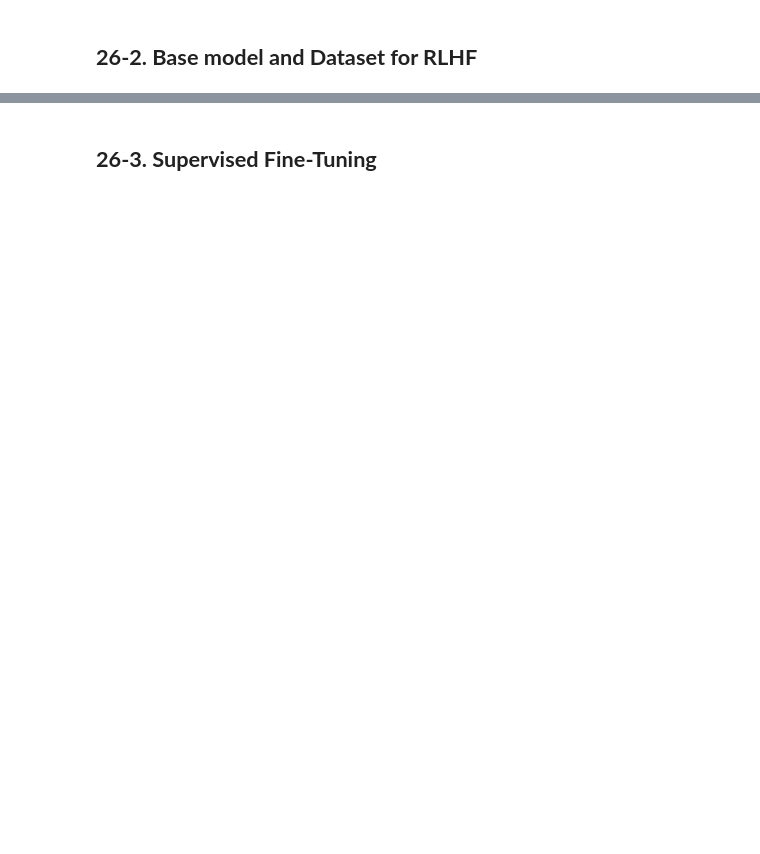
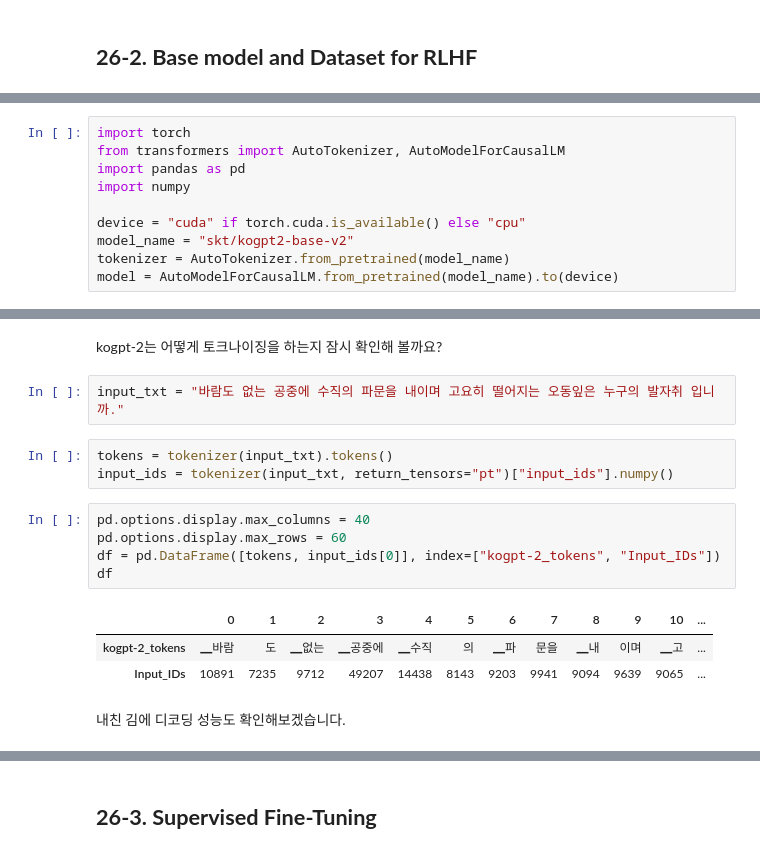
Before and after one commit to KimmyGibbs/study_record_of_aiffel, a Jupyter notebook: GOING_DEEPER(NLP)_RS5/Lectures/lec26.ipynb, the cells around one changed output, grey strips where cells are left out. Saved outputs shown, nothing was run; the diff lists cells and outputs as text; blank space fills up the shorter version.

```diff
--- a/GOING_DEEPER(NLP)_RS5/Lectures/lec26.ipynb
+++ b/GOING_DEEPER(NLP)_RS5/Lectures/lec26.ipynb
@@ -98,0 +125,10 @@ pip install .
+# %%
+import torch
+from transformers import AutoTokenizer, AutoModelForCausalLM
+import pandas as pd
+import numpy
+
+device = "cuda" if torch.cuda.is_available() else "cpu"
+model_name = "skt/kogpt2-base-v2"
+tokenizer = AutoTokenizer.from_pretrained(model_name)
+model = AutoModelForCausalLM.from_pretrained(model_name).to(device)
@@ -98,0 +147,18 @@ pip install .
+# %% [markdown]
+kogpt-2는 어떻게 토크나이징을 하는지 잠시 확인해 볼까요?
+# %%
+input_txt = "바람도 없는 공중에 수직의 파문을 내이며 고요히 떨어지는 오동잎은 누구의 발자취 입니까."
+# %%
+tokens = tokenizer(input_txt).tokens()
+input_ids = tokenizer(input_txt, return_tensors="pt")["input_ids"].numpy()
+# %%
+pd.options.display.max_columns = 40
+pd.options.display.max_rows = 60
+df = pd.DataFrame([tokens, input_ids[0]], index=["kogpt-2_tokens", "Input_IDs"])
+df
+# %% [output]
+|  | 0 | 1 | 2 | 3 | 4 | 5 | 6 | 7 | 8 | 9 | 10 | ... |
+| kogpt-2_tokens | ▁바람 | 도 | ▁없는 | ▁공중에 | ▁수직 | 의 | ▁파 | 문을 | ▁내 | 이며 | ▁고 | ... |
+| Input_IDs | 10891 | 7235 | 9712 | 49207 | 14438 | 8143 | 9203 | 9941 | 9094 | 9639 | 9065 | ... |
+# %% [markdown]
+내친 김에 디코딩 성능도 확인해보겠습니다.
```
Also changed, not shown: parts of 105 cells of this notebook.
